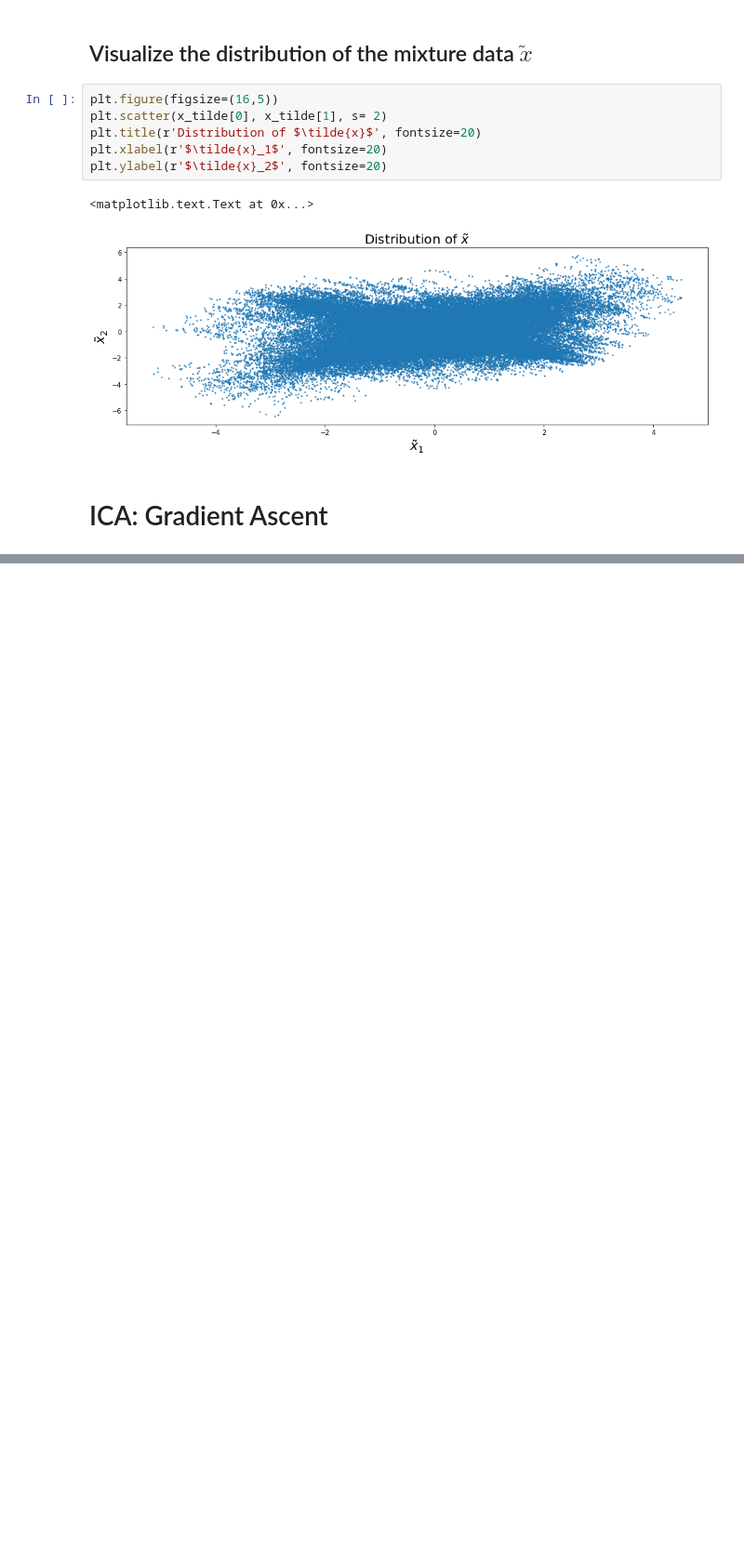
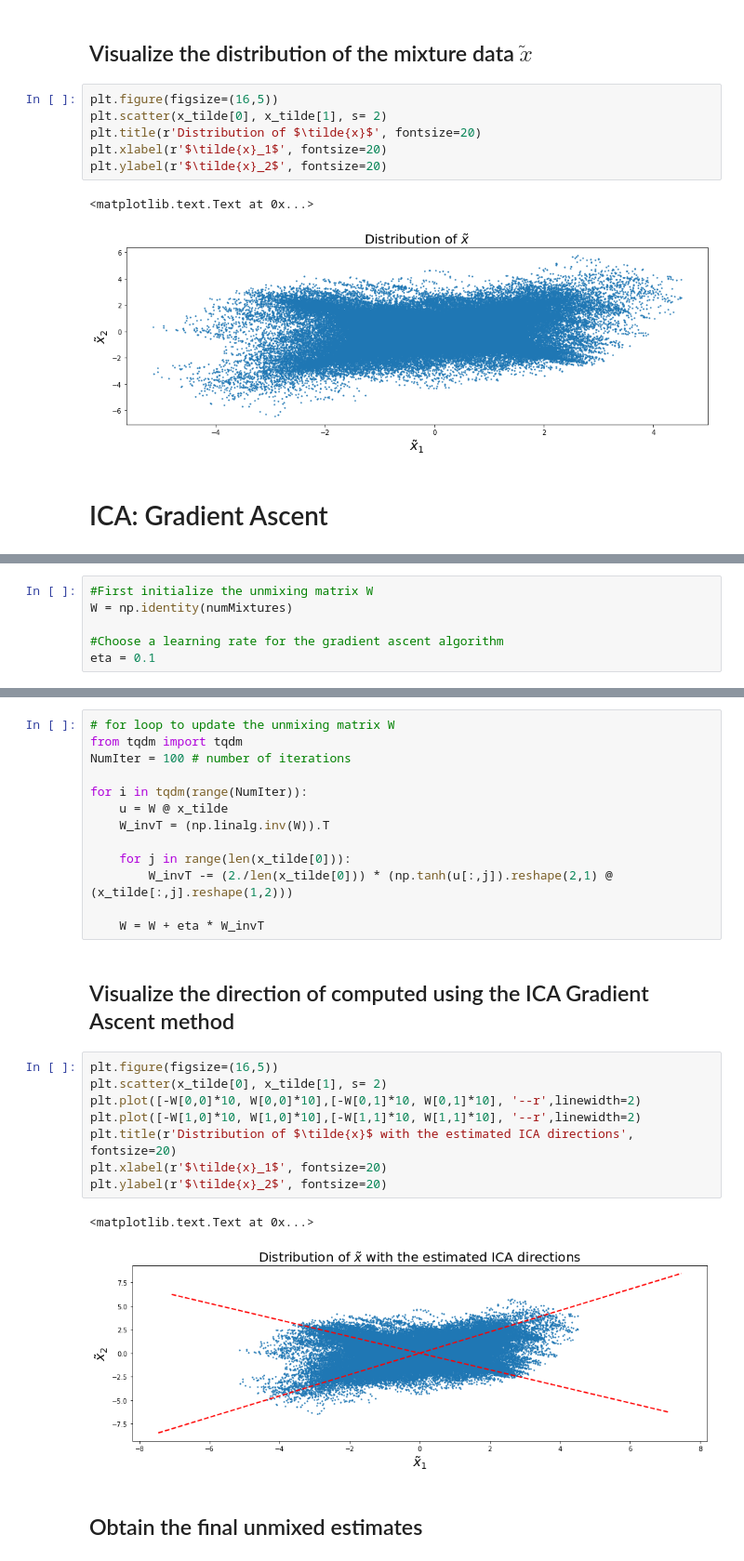
Before and after one commit to jayliu1117/ICA2s2m, a Jupyter notebook: ICA_GradientAscent.ipynb, the cells around one changed output, grey strips where cells are left out. Shown at 93% size. Saved outputs shown, nothing was run; the diff lists cells and outputs as text; blank space fills up the shorter version.

Commit message:
Gradient Ascent done
done for the case of 2s2m

```diff
--- a/ICA_GradientAscent.ipynb
+++ b/ICA_GradientAscent.ipynb
@@ -79,0 +85,6 @@ plt.ylabel(r'$\tilde{x}_2$', fontsize=20)
+# %%
+#First initialize the unmixing matrix W
+W = np.identity(numMixtures)
+
+#Choose a learning rate for the gradient ascent algorithm
+eta = 0.1
@@ -79,0 +95,28 @@ plt.ylabel(r'$\tilde{x}_2$', fontsize=20)
+# %%
+# for loop to update the unmixing matrix W
+from tqdm import tqdm
+NumIter = 100 # number of iterations
+
+for i in tqdm(range(NumIter)):
+    u = W @ x_tilde
+    W_invT = (np.linalg.inv(W)).T
+
+    for j in range(len(x_tilde[0])):
+        W_invT -= (2./len(x_tilde[0])) * (np.tanh(u[:,j]).reshape(2,1) @ (x_tilde[:,j].reshape(1,2)))
+
+    W = W + eta * W_invT
+# %% [markdown]
+## Visualize the direction of computed using the ICA Gradient Ascent method
+# %%
+plt.figure(figsize=(16,5))
+plt.scatter(x_tilde[0], x_tilde[1], s= 2)
+plt.plot([-W[0,0]*10, W[0,0]*10],[-W[0,1]*10, W[0,1]*10], '--r',linewidth=2)
+plt.plot([-W[1,0]*10, W[1,0]*10],[-W[1,1]*10, W[1,1]*10], '--r',linewidth=2)
+plt.title(r'Distribution of $\tilde{x}$ with the estimated ICA directions', fontsize=20)
+plt.xlabel(r'$\tilde{x}_1$', fontsize=20)
+plt.ylabel(r'$\tilde{x}_2$', fontsize=20)
+# %% [output]
+<matplotlib.text.Text at 0x...>
+[figure, added]
+# %% [markdown]
+## Obtain the final unmixed estimates
```
Also changed, not shown: parts of 4 cells of this notebook.
